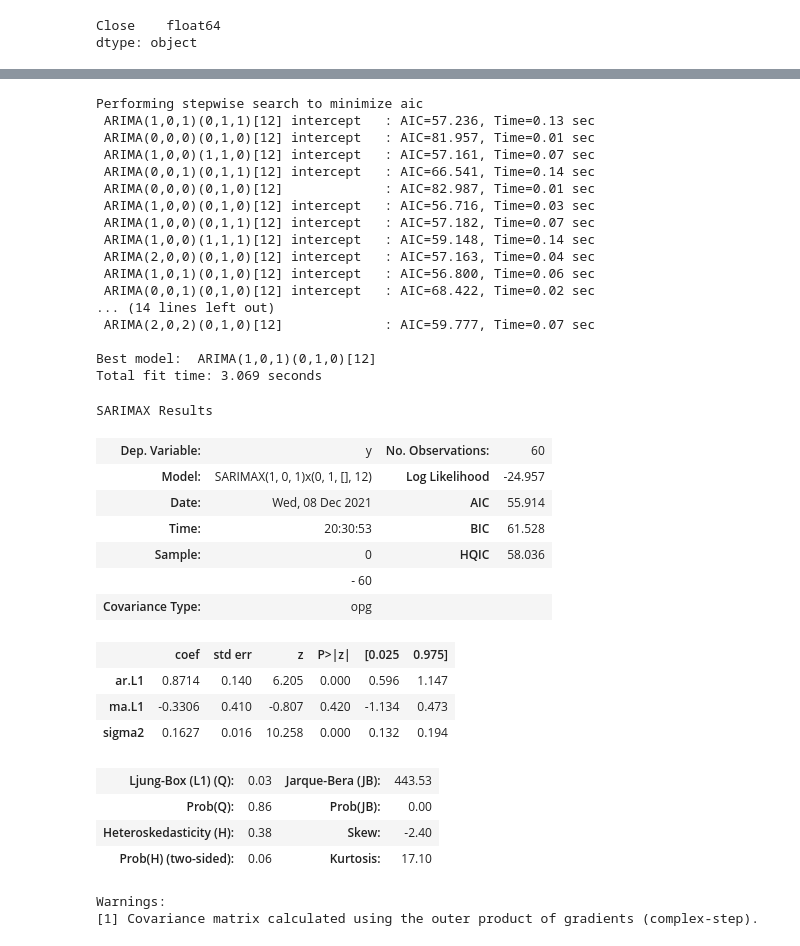
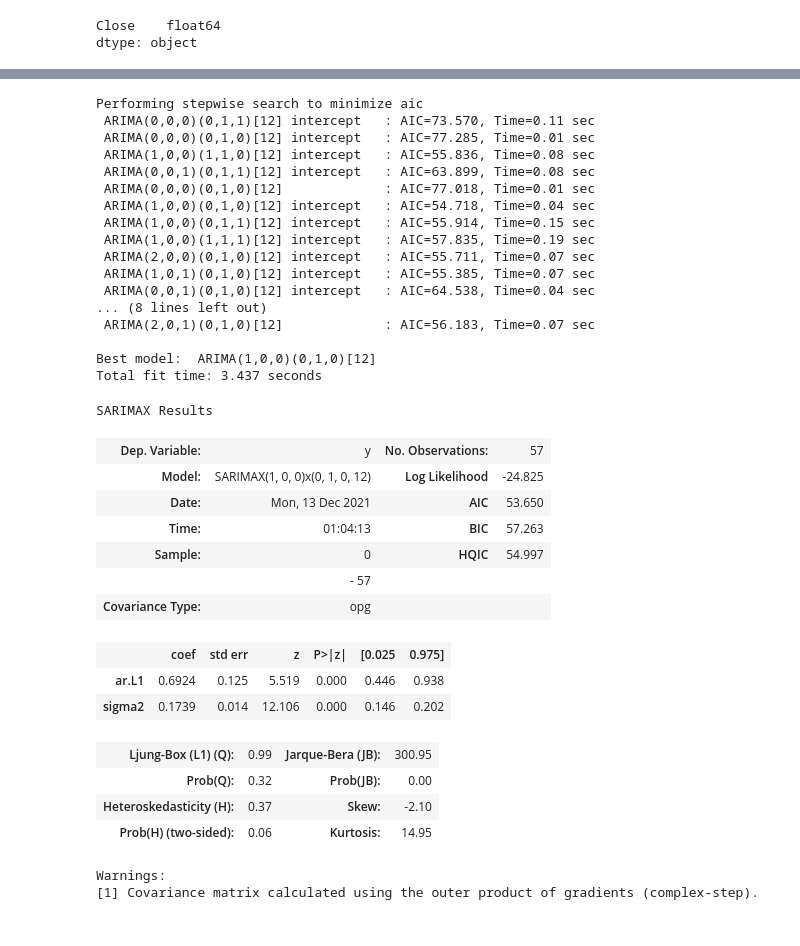
Before and after one commit to dmayo0317/project4, a Jupyter notebook: Notebooks/XRP/XRP_Sept.ipynb, the cells around one changed output, grey strips where cells are left out. Saved outputs shown, nothing was run; the diff lists cells and outputs as text; code cells hidden in the pictures.

```diff
--- a/Notebooks/XRP/XRP_Sept.ipynb
+++ b/Notebooks/XRP/XRP_Sept.ipynb
@@ -15,8 +15,8 @@ import matplotlib.dates as mdates
 from datetime import datetime, timedelta
 import matplotlib.pylab as plt
 # %%
-XRP_df = pd.read_csv('Resources/XRP-USD-monthly.csv',index_col='Date', parse_dates= True)
-XRP_df.head(5)
+XRPsept_df = pd.read_csv('../../Resources/XRP/XRP-USD_Historical_Sept-2021.csv',index_col='Date', parse_dates= True)
+XRPsept_df.head(5)
 # %% [output]
 |  | Open | High | Low | Close | Adj Close | Volume |
 | Date |  |  |  |  |  |  |
@@ -37,4 +37,4 @@ Volume         int64
 dtype: object
 # %%
-XRP_df = XRP_df.drop(columns=['Open','High','Low','Adj Close','Volume'])
+XRPsept_df = XRPsept_df.drop(columns=['Open','High','Low','Adj Close','Volume'])
 # %%
@@ -67,53 +69,52 @@ results.plot()
 # %%
 #Arima
 import warnings
 warnings.filterwarnings("ignore")
 
-# Fit auto_arima function to AirPassengers dataset
-stepwise_fit = auto_arima(XRP_df['Close'], start_p = 1, start_q = 1,
-max_p = 3, max_q = 3, m = 12,
+# Fit auto_arima function to XRP dataset
+stepwise_fit = auto_arima(XRPsept_df['Close'], start_p = 0, start_q = 0,
+max_p = 4, max_q = 4, m = 12,
 start_P = 0, seasonal = True,
 d = None, D = 1, trace = True,
 error_action ='ignore', # we don't want to know if an order does not work
 suppress_warnings = True, # we don't want convergence warnings
 stepwise = True)# set to stepwise
 
 # To print the summary
 stepwise_fit.summary()
 # %% [output]
 Performing stepwise search to minimize aic
- ARIMA(1,0,1)(0,1,1)[12] intercept   : AIC=57.236, Time=0.13 sec
- ARIMA(0,0,0)(0,1,0)[12] intercept   : AIC=81.957, Time=0.01 sec
- ARIMA(1,0,0)(1,1,0)[12] intercept   : AIC=57.161, Time=0.07 sec
- ARIMA(0,0,1)(0,1,1)[12] intercept   : AIC=66.541, Time=0.14 sec
- ARIMA(0,0,0)(0,1,0)[12]             : AIC=82.987, Time=0.01 sec
- ARIMA(1,0,0)(0,1,0)[12] intercept   : AIC=56.716, Time=0.03 sec
- ARIMA(1,0,0)(0,1,1)[12] intercept   : AIC=57.182, Time=0.07 sec
- ARIMA(1,0,0)(1,1,1)[12] intercept   : AIC=59.148, Time=0.14 sec
- ARIMA(2,0,0)(0,1,0)[12] intercept   : AIC=57.163, Time=0.04 sec
- ARIMA(1,0,1)(0,1,0)[12] intercept   : AIC=56.800, Time=0.06 sec
- ARIMA(0,0,1)(0,1,0)[12] intercept   : AIC=68.422, Time=0.02 sec
-... (14 lines left out)
- ARIMA(2,0,2)(0,1,0)[12]             : AIC=59.777, Time=0.07 sec
+ ARIMA(0,0,0)(0,1,1)[12] intercept   : AIC=73.570, Time=0.11 sec
+ ARIMA(0,0,0)(0,1,0)[12] intercept   : AIC=77.285, Time=0.01 sec
+ ARIMA(1,0,0)(1,1,0)[12] intercept   : AIC=55.836, Time=0.08 sec
+ ARIMA(0,0,1)(0,1,1)[12] intercept   : AIC=63.899, Time=0.08 sec
+ ARIMA(0,0,0)(0,1,0)[12]             : AIC=77.018, Time=0.01 sec
+ ARIMA(1,0,0)(0,1,0)[12] intercept   : AIC=54.718, Time=0.04 sec
+ ARIMA(1,0,0)(0,1,1)[12] intercept   : AIC=55.914, Time=0.15 sec
+ ARIMA(1,0,0)(1,1,1)[12] intercept   : AIC=57.835, Time=0.19 sec
+ ARIMA(2,0,0)(0,1,0)[12] intercept   : AIC=55.711, Time=0.07 sec
+ ARIMA(1,0,1)(0,1,0)[12] intercept   : AIC=55.385, Time=0.07 sec
+ ARIMA(0,0,1)(0,1,0)[12] intercept   : AIC=64.538, Time=0.04 sec
+... (8 lines left out)
+ ARIMA(2,0,1)(0,1,0)[12]             : AIC=56.183, Time=0.07 sec
 
-Best model:  ARIMA(1,0,1)(0,1,0)[12]
-Total fit time: 3.069 seconds
+Best model:  ARIMA(1,0,0)(0,1,0)[12]
+Total fit time: 3.437 seconds
 SARIMAX Results
-| Dep. Variable: | y | No. Observations: | 60 |
-| Model: | SARIMAX(1, 0, 1)x(0, 1, [], 12) | Log Likelihood | -24.957 |
-| Date: | Wed, 08 Dec 2021 | AIC | 55.914 |
-| Time: | 20:30:53 | BIC | 61.528 |
-| Sample: | 0 | HQIC | 58.036 |
-|  | - 60 |  |  |
+| Dep. Variable: | y | No. Observations: | 57 |
+| Model: | SARIMAX(1, 0, 0)x(0, 1, 0, 12) | Log Likelihood | -24.825 |
+| Date: | Mon, 13 Dec 2021 | AIC | 53.650 |
+| Time: | 01:04:13 | BIC | 57.263 |
+| Sample: | 0 | HQIC | 54.997 |
+|  | - 57 |  |  |
 | Covariance Type: | opg |  |  |
 |  | coef | std err | z | P>|z| | [0.025 | 0.975] |
-| ar.L1 | 0.8714 | 0.140 | 6.205 | 0.000 | 0.596 | 1.147 |
-| ma.L1 | -0.3306 | 0.410 | -0.807 | 0.420 | -1.134 | 0.473 |
-| sigma2 | 0.1627 | 0.016 | 10.258 | 0.000 | 0.132 | 0.194 |
+| ar.L1 | 0.6924 | 0.125 | 5.519 | 0.000 | 0.446 | 0.938 |
+| sigma2 | 0.1739 | 0.014 | 12.106 | 0.000 | 0.146 | 0.202 |
-| Ljung-Box (L1) (Q): | 0.03 | Jarque-Bera (JB): | 443.53 |
-| Prob(Q): | 0.86 | Prob(JB): | 0.00 |
-| Heteroskedasticity (H): | 0.38 | Skew: | -2.40 |
-| Prob(H) (two-sided): | 0.06 | Kurtosis: | 17.10 |
+| Ljung-Box (L1) (Q): | 0.99 | Jarque-Bera (JB): | 300.95 |
+| Prob(Q): | 0.32 | Prob(JB): | 0.00 |
+| Heteroskedasticity (H): | 0.37 | Skew: | -2.10 |
+| Prob(H) (two-sided): | 0.06 | Kurtosis: | 14.95 |
 Warnings:
 [1] Covariance matrix calculated using the outer product of gradients (complex-step).
 # %%
```
Also changed, not shown: parts of 11 cells of this notebook, 7 other files.
